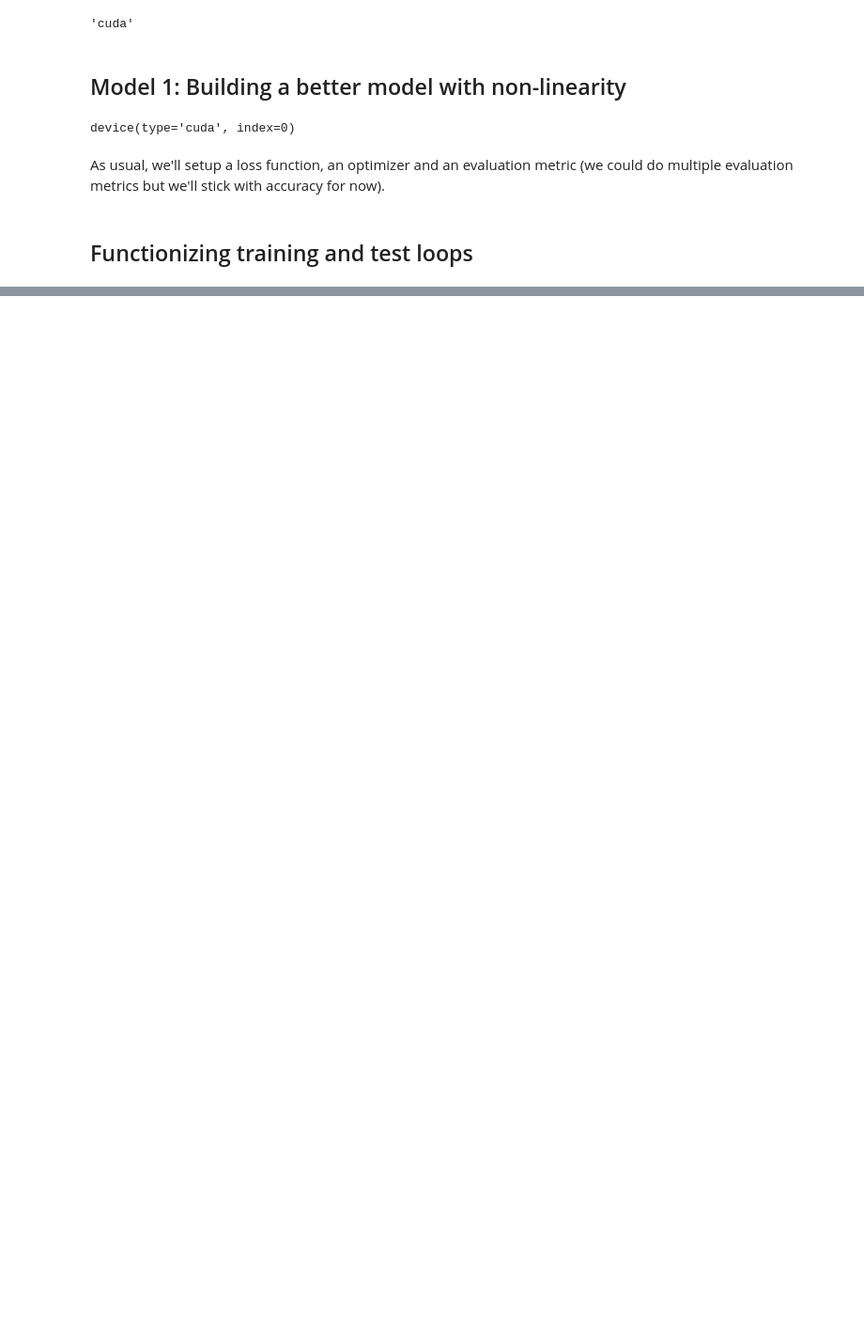
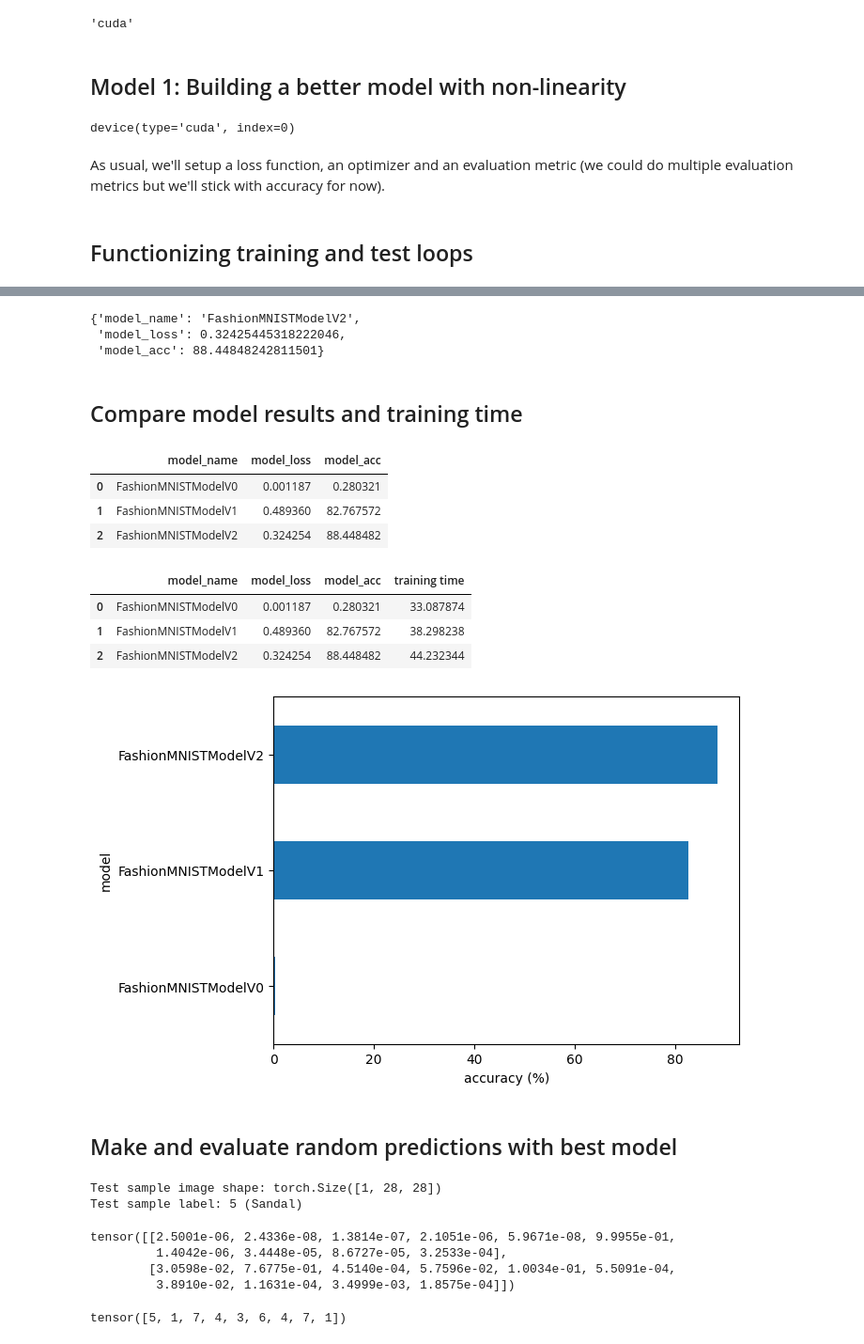
Before and after one commit to trnq-eu/learnpytorch, a Jupyter notebook: 03_computer_vision.ipynb, the cells around one changed output, grey strips where cells are left out. Shown: that part at 94% size. Cells and saved outputs as stored; diff of their text form; code cells hidden in the pictures; blank space fills up the shorter version.

```diff
--- a/03_computer_vision.ipynb
+++ b/03_computer_vision.ipynb
@@ -475,0 +932,4 @@ optimizer = torch.optim.SGD(params=model_1.parameters(), lr=0.1)
+# %%
+# setup loss and optimizer
+loss_fn = nn.CrossEntropyLoss()
+optimizer = torch.optim.SGD(params=model_2.parameters(), lr=0.1)
@@ -475,0 +981,44 @@ optimizer = torch.optim.SGD(params=model_1.parameters(), lr=0.1)
+# %%
+# get model 2 results
+model_2_results = eval_model(model = model_2,
+               data_loader = test_dataloader,
+               loss_fn = loss_fn,
+               accuracy_fn = accuracy_fn)
+
+model_2_results
+# %% [output]
+{'model_name': 'FashionMNISTModelV2',
+ 'model_loss': 0.32425445318222046,
+ 'model_acc': 88.44848242811501}
+# %% [markdown]
+## Compare model results and training time
+# %%
+import pandas as pd
+compare_results = pd.DataFrame([model_0_results, model_1_results, model_2_results])
+compare_results
+# %% [output]
+|  | model_name | model_loss | model_acc |
+| 0 | FashionMNISTModelV0 | 0.001187 | 0.280321 |
+| 1 | FashionMNISTModelV1 | 0.489360 | 82.767572 |
+| 2 | FashionMNISTModelV2 | 0.324254 | 88.448482 |
+# %%
+# Add training times to results comparison
+compare_results["training time"] = [total_train_time_model_0,
+                                    total_train_time_model_1,
+                                    total_train_time_model_2]
+
+compare_results
+# %% [output]
+|  | model_name | model_loss | model_acc | training time |
+| 0 | FashionMNISTModelV0 | 0.001187 | 0.280321 | 33.087874 |
+| 1 | FashionMNISTModelV1 | 0.489360 | 82.767572 | 38.298238 |
+| 2 | FashionMNISTModelV2 | 0.324254 | 88.448482 | 44.232344 |
+# %%
+# Visualize our model results
+compare_results.set_index("model_name")["model_acc"].plot(kind="barh")
+plt.xlabel("accuracy (%)")
+plt.ylabel("model");
+# %% [output]
+[figure, added]
+# %% [markdown]
+## Make and evaluate random predictions with best model
@@ -475,0 +1045,32 @@ optimizer = torch.optim.SGD(params=model_1.parameters(), lr=0.1)
+# %%
+import random
+random.seed(42)
+test_samples = []
+test_labels = []
+for sample, label in random.sample(list(test_data), k=9):
+    test_samples.append(sample)
+    test_labels.append(label)
+
+# View the first test sample shape and label
+print(f"Test sample image shape: {test_samples[0].shape}\nTest sample label: {test_labels[0]} ({class_names[test_labels[0]]})")
+# %% [output]
+Test sample image shape: torch.Size([1, 28, 28])
+Test sample label: 5 (Sandal)
+# %%
+# Make predictions on test samples with model 2
+pred_probs= make_predictions(model=model_2,
+                             data=test_samples)
+
+# View first two prediction probabilities list
+pred_probs[:2]
+# %% [output]
+tensor([[2.5001e-06, 2.4336e-08, 1.3814e-07, 2.1051e-06, 5.9671e-08, 9.9955e-01,
+         1.4042e-06, 3.4448e-05, 8.6727e-05, 3.2533e-04],
+        [3.0598e-02, 7.6775e-01, 4.5140e-04, 5.7596e-02, 1.0034e-01, 5.5091e-04,
+         3.8910e-02, 1.1631e-04, 3.4999e-03, 1.8575e-04]])
+# %%
+# Turn the prediction probabilities into prediction labels by taking the argmax()
+pred_classes = pred_probs.argmax(dim=1)
+pred_classes
+# %% [output]
+tensor([5, 1, 7, 4, 3, 6, 4, 7, 1])
```
Also changed, not shown: parts of 38 cells of this notebook.
